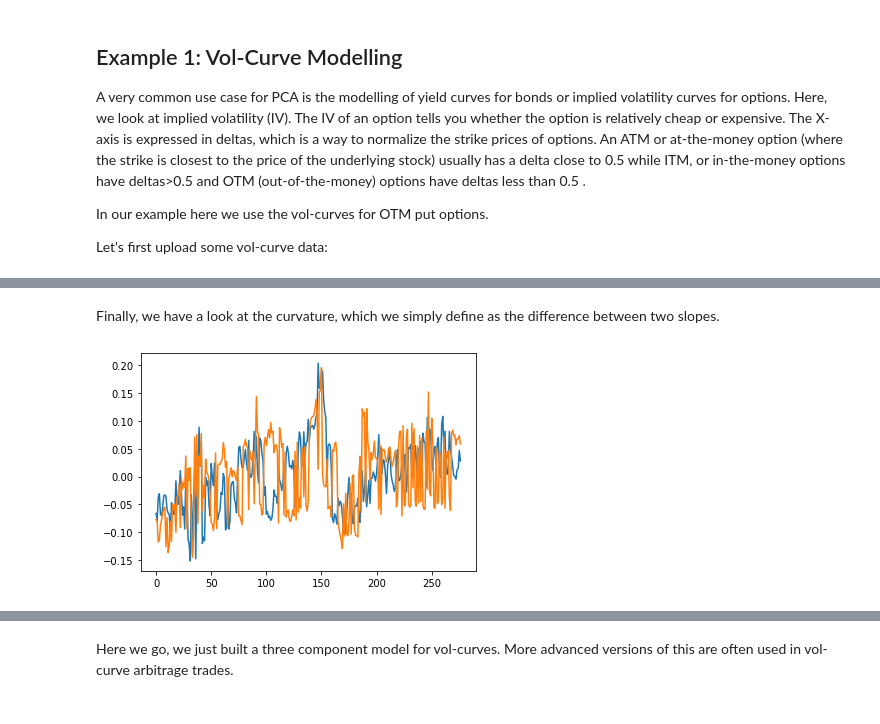
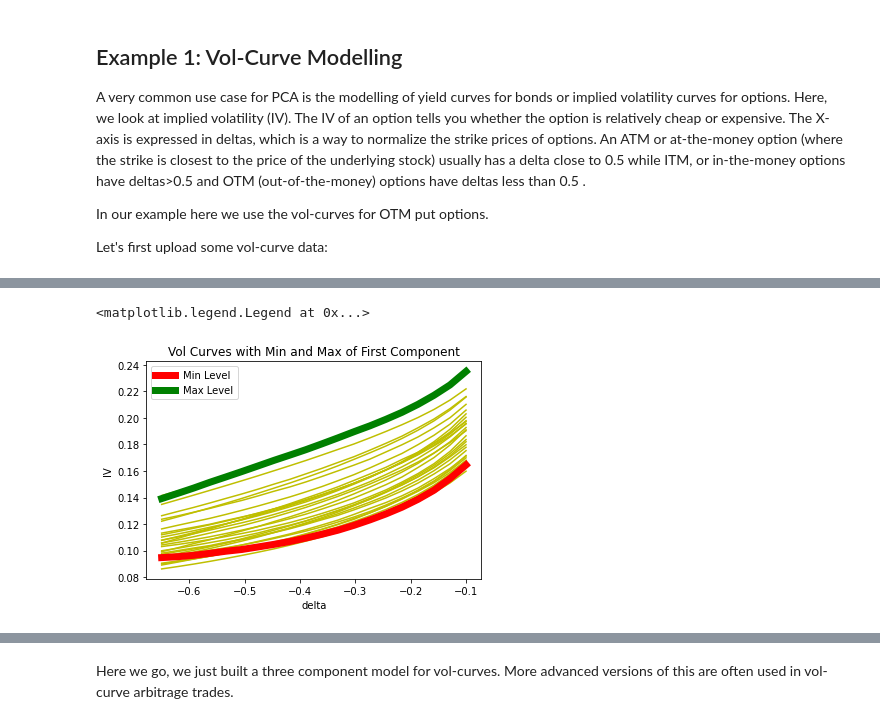
Before and after one commit to rodler/quantinsti_statarb, a Jupyter notebook: PCA_2.ipynb, the cells around one changed output, grey strips where cells are left out. Drawn from its saved outputs; the diff is of its cells as text; code cells hidden in the pictures.

Commit message:
Changing the charts for vol curve pca.

```diff
--- a/PCA_2.ipynb
+++ b/PCA_2.ipynb
@@ -248,9 +228,15 @@ plt.plot(slope-np.mean(slope))
-# %% [markdown]
-Finally, we have a look at the curvature, which we simply define as the difference between two slopes.
-# %%
-plt.plot(np.real(eig[1])[:,2])
-
-curvature = ((norm_curves[:,-1]-norm_curves[:,-10])-(norm_curves[:,10]-norm_curves[:,0]))
-plt.plot((curvature-np.mean(curvature)));
-# %% [output]
-[figure, removed]
+# %%
+X = np.linspace(-0.65,-0.1,20)
+for n in vol_curves:
+  plt.plot(X,n,'y')
+max_level = np.argmax(np.real(eig[1])[:,0])
+min_level = np.argmin(np.real(eig[1])[:,0])
+plt.plot(X,vol_curves[max_level],'r-',lw=7,label='Min Level')
+plt.plot(X,vol_curves[min_level],'g-',lw=7,label='Max Level')
+plt.xlabel('delta')
+plt.ylabel('IV')
+plt.title('Vol Curves with Min and Max of First Component')
+plt.legend()
+# %% [output]
+<matplotlib.legend.Legend at 0x...>
+[figure, added]
```
Also changed, not shown: parts of 13 cells of this notebook, 1 other file.
